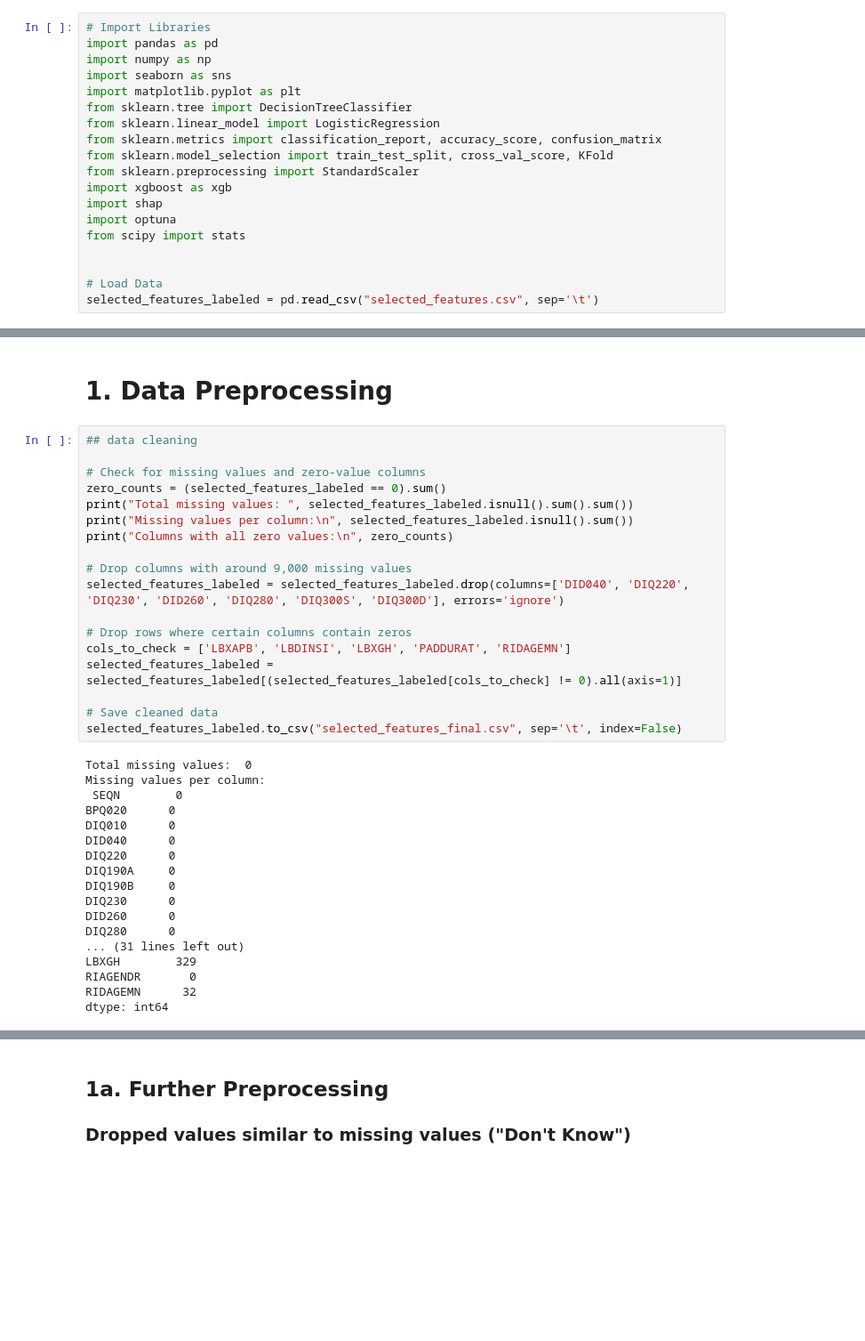
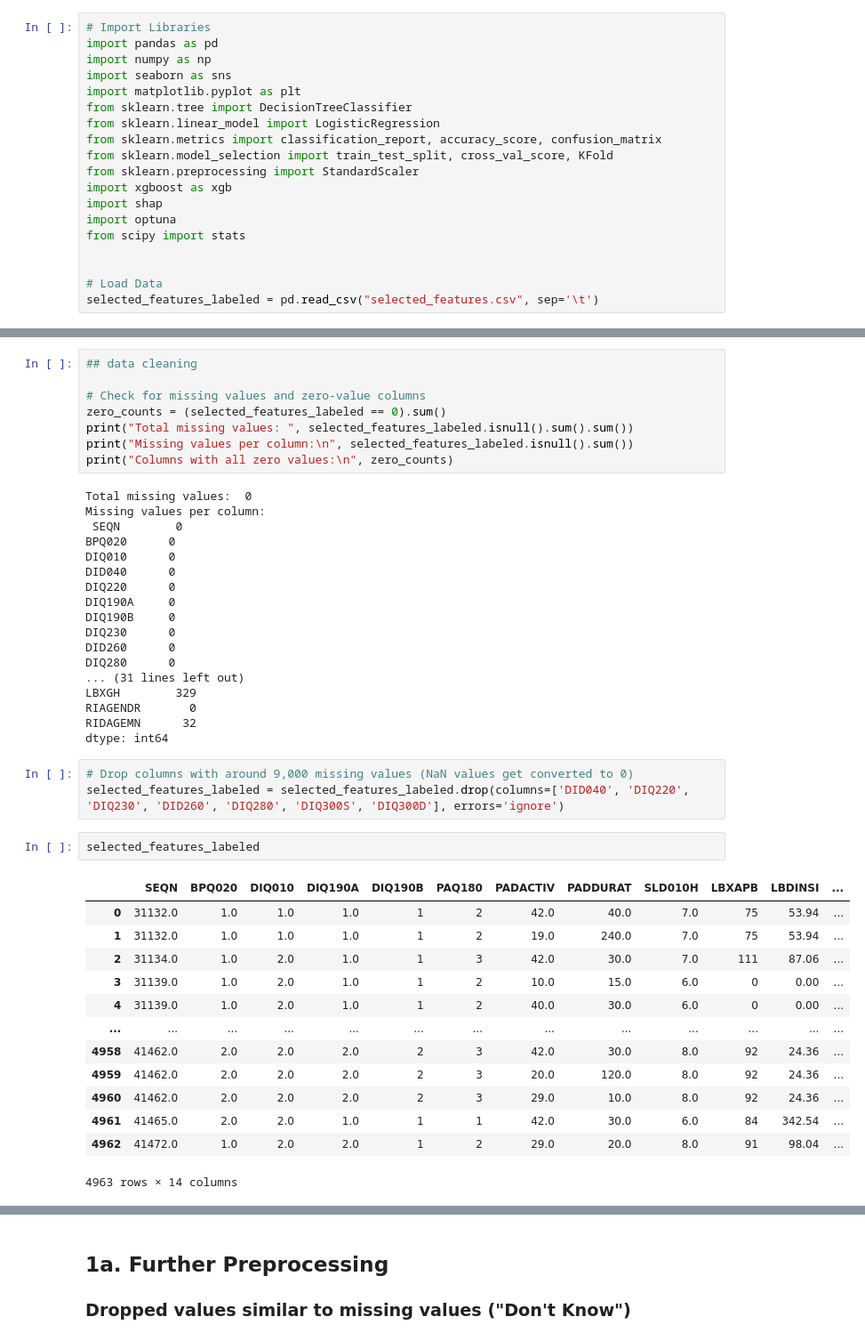
Before and after one commit to BK5102/FURI_Research-Project, a Jupyter notebook: final_analysis.ipynb, the cells around one changed output, grey strips where cells are left out. Shown at 89% size. Saved outputs shown, nothing was run; the diff lists cells and outputs as text; blank space fills up the shorter version.

Commit message:
organized preprocessing code cells

```diff
--- a/final_analysis.ipynb
+++ b/final_analysis.ipynb
@@ -36,5 +38,3 @@ selected_features_labeled
-# %% [markdown]
-# 1. Data Preprocessing
 # %%
 ## data cleaning
 
@@ -43,16 +43,6 @@ zero_counts = (selected_features_labeled == 0).sum()
 print("Total missing values: ", selected_features_labeled.isnull().sum().sum())
 print("Missing values per column:\n", selected_features_labeled.isnull().sum())
 print("Columns with all zero values:\n", zero_counts)
-
-# Drop columns with around 9,000 missing values
-selected_features_labeled = selected_features_labeled.drop(columns=['DID040', 'DIQ220', 'DIQ230', 'DID260', 'DIQ280', 'DIQ300S', 'DIQ300D'], errors='ignore')
-
-# Drop rows where certain columns contain zeros
-cols_to_check = ['LBXAPB', 'LBDINSI', 'LBXGH', 'PADDURAT', 'RIDAGEMN']
-selected_features_labeled = selected_features_labeled[(selected_features_labeled[cols_to_check] != 0).all(axis=1)]
-
-# Save cleaned data
-selected_features_labeled.to_csv("selected_features_final.csv", sep='\t', index=False)
 # %% [output]
 Total missing values:  0
 Missing values per column:
@@ -71,3 +61,22 @@ LBXGH        329
 RIAGENDR       0
 RIDAGEMN      32
 dtype: int64
+# %%
+# Drop columns with around 9,000 missing values (NaN values get converted to 0)
+selected_features_labeled = selected_features_labeled.drop(columns=['DID040', 'DIQ220', 'DIQ230', 'DID260', 'DIQ280', 'DIQ300S', 'DIQ300D'], errors='ignore')
+# %%
+selected_features_labeled
+# %% [output]
+|  | SEQN | BPQ020 | DIQ010 | DIQ190A | DIQ190B | PAQ180 | PADACTIV | PADDURAT | SLD010H | LBXAPB | LBDINSI | ... |
+| 0 | 31132.0 | 1.0 | 1.0 | 1.0 | 1 | 2 | 42.0 | 40.0 | 7.0 | 75 | 53.94 | ... |
+| 1 | 31132.0 | 1.0 | 1.0 | 1.0 | 1 | 2 | 19.0 | 240.0 | 7.0 | 75 | 53.94 | ... |
+| 2 | 31134.0 | 1.0 | 2.0 | 1.0 | 1 | 3 | 42.0 | 30.0 | 7.0 | 111 | 87.06 | ... |
+| 3 | 31139.0 | 1.0 | 2.0 | 1.0 | 1 | 2 | 10.0 | 15.0 | 6.0 | 0 | 0.00 | ... |
+| 4 | 31139.0 | 1.0 | 2.0 | 1.0 | 1 | 2 | 40.0 | 30.0 | 6.0 | 0 | 0.00 | ... |
+| ... | ... | ... | ... | ... | ... | ... | ... | ... | ... | ... | ... | ... |
+| 4958 | 41462.0 | 2.0 | 2.0 | 2.0 | 2 | 3 | 42.0 | 30.0 | 8.0 | 92 | 24.36 | ... |
+| 4959 | 41462.0 | 2.0 | 2.0 | 2.0 | 2 | 3 | 20.0 | 120.0 | 8.0 | 92 | 24.36 | ... |
+| 4960 | 41462.0 | 2.0 | 2.0 | 2.0 | 2 | 3 | 29.0 | 10.0 | 8.0 | 92 | 24.36 | ... |
+| 4961 | 41465.0 | 2.0 | 2.0 | 1.0 | 1 | 1 | 42.0 | 30.0 | 6.0 | 84 | 342.54 | ... |
+| 4962 | 41472.0 | 1.0 | 2.0 | 2.0 | 1 | 2 | 29.0 | 20.0 | 8.0 | 91 | 98.04 | ... |
+4963 rows × 14 columns
```
Also changed, not shown: parts of 6 cells of this notebook.
